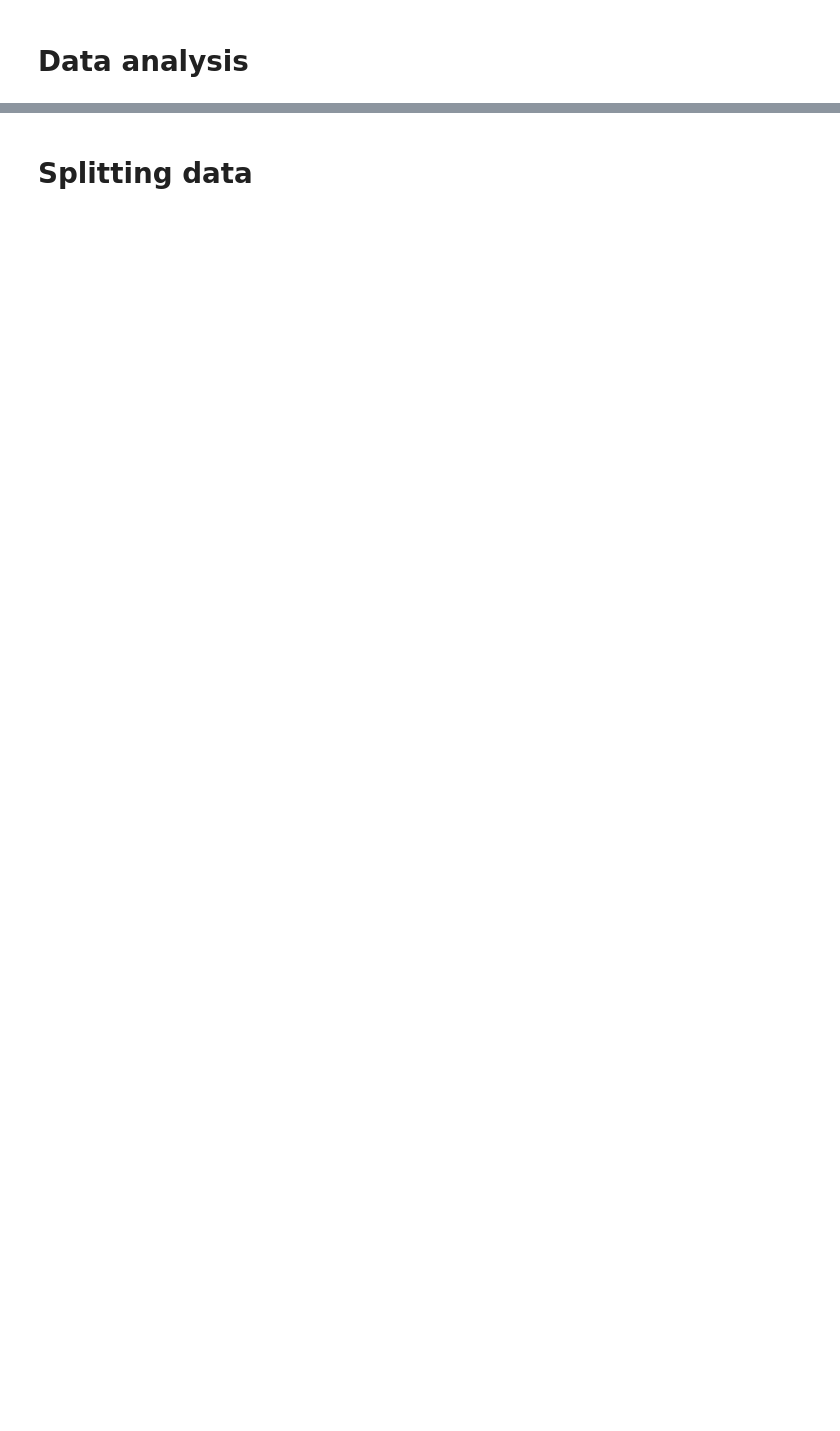
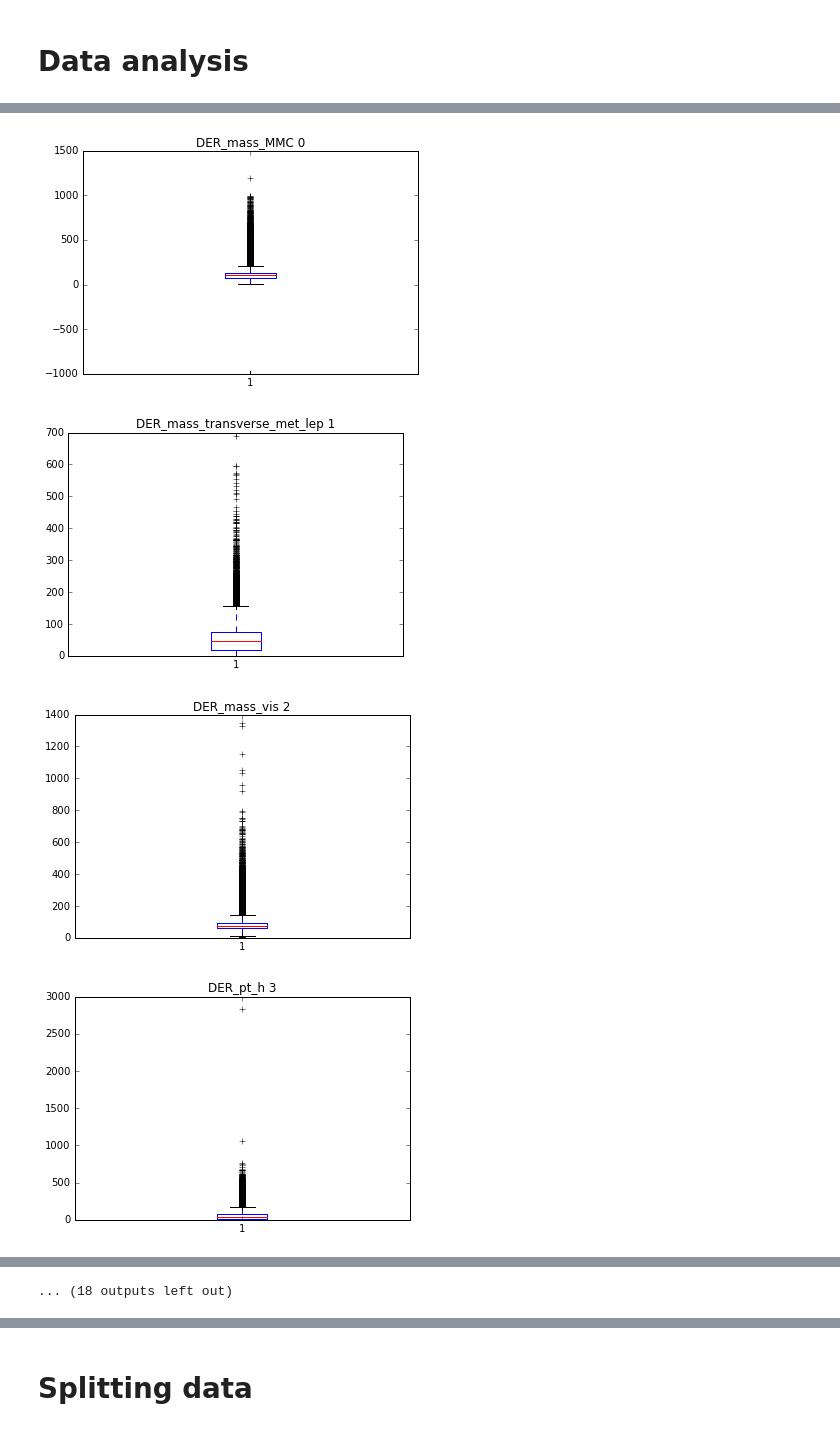
Before and after one commit to deatinor/MachineLearningP1, a Jupyter notebook: scripts/project1.ipynb, the cells around one changed output, grey strips where cells are left out. Drawn from its saved outputs; the diff is of its cells as text; code cells hidden in the pictures; blank space fills up the shorter version.

```diff
--- a/scripts/project1.ipynb
+++ b/scripts/project1.ipynb
@@ -114,0 +167,12 @@ plt.hist(tX_starting[:,6],bins=70)
+# %%
+names=pd_data.columns.values
+
+for i in range(tX_starting.shape[1]):
+    plt.figure()
+    plt.title(names[i+1]+" "+str(i))
+    plt.boxplot(tX_starting[:,i])
+# %% [output]
+[figure, added]
+[figure, added]
+[figure, added]
+[figure, added]
@@ -115,3 +187,4 @@ plt.hist(tX_starting[:,6],bins=70)
+... (18 outputs left out)
 # %%
 drop_columns=[]
 for i in range(tX_starting.shape[1]):
```
Also changed, not shown: parts of 23 cells of this notebook.
